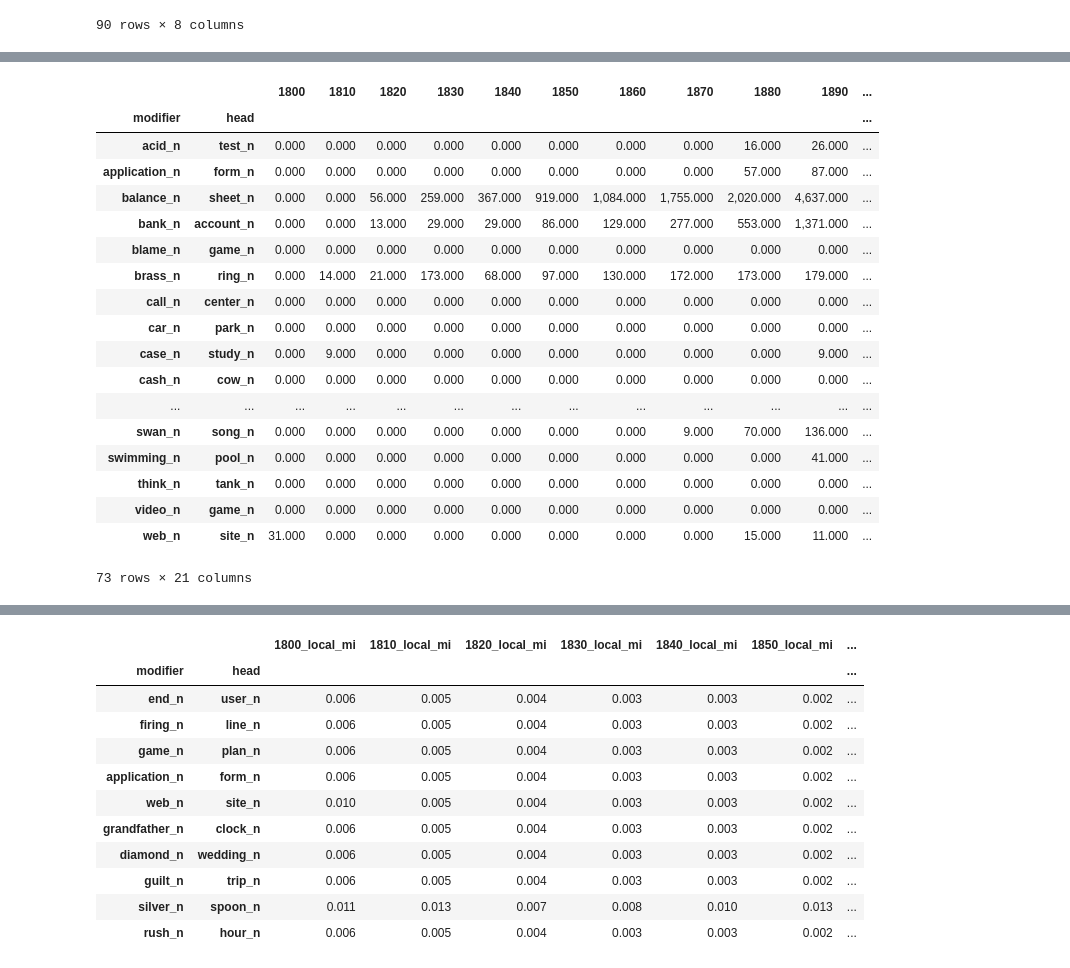
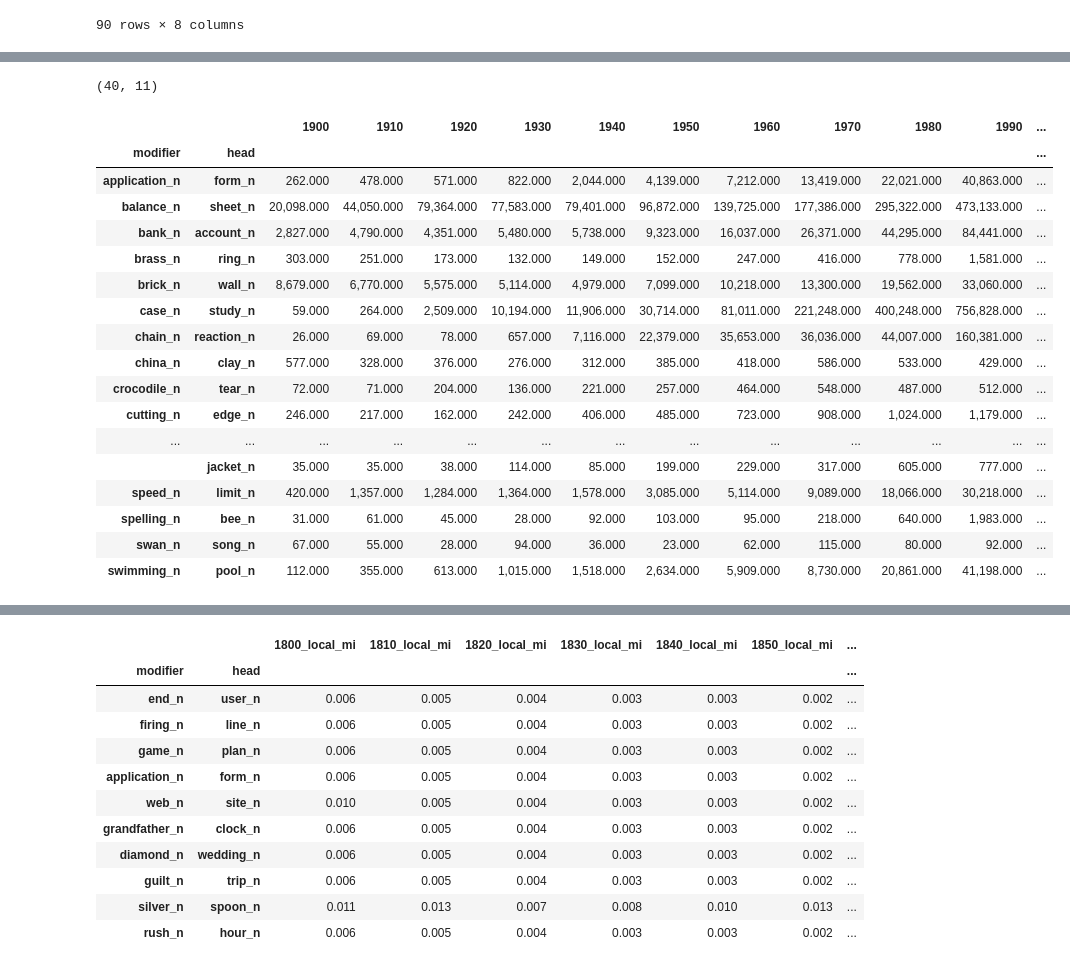
Before and after one commit to prajitdhar/Compounding, a Jupyter notebook: novel_compound_predictor/MeaningShift.ipynb, the cells around one changed output, grey strips where cells are left out. Cells and saved outputs as stored; diff of their text form; code cells hidden in the pictures.

```diff
--- a/novel_compound_predictor/MeaningShift.ipynb
+++ b/novel_compound_predictor/MeaningShift.ipynb
@@ -16,7 +16,7 @@ import matplotlib
 import pickle as pkl
 from matplotlib import pyplot as plt
 #plt.rcParams.update(plt.rcParamsDefault)
-new_plot_col=list(range(1800,2000,10))
+new_plot_col=list(range(1900,2001,10))
 from scipy.stats.stats import pearsonr
 # %%
 def lemma_maker(x, y):
@@ -112,28 +129,33 @@ compounds.loc[(compounds.index.get_level_values('head') == 'crossing_n')]
 # %%
-count_df=reddy11_study[['modifier','head']].merge(compounds.reset_index(),on=['modifier','head'],how='left')
+count_df=reddy11_study[['modifier','head']].merge(compounds_new.reset_index(),on=['modifier','head'],how='left')
 #temp_df.set_index(['modifier','head','decade'],inplace=True)
 count_df=pd.pivot_table(count_df,index=['modifier','head'],columns='decade',values='count',aggfunc=np.sum)
 to_change=[str(x).split('.')[0] for x in count_df.columns.tolist()]
 count_df.columns=to_change
+count_df.columns = count_df.columns.map(int)
 count_df.fillna(0,inplace=True)
-count_df#.sample(n=10,random_state=1221)
-# %% [output]
-|  |  | 1800 | 1810 | 1820 | 1830 | 1840 | 1850 | 1860 | 1870 | 1880 | 1890 | ... |
-| modifier | head |  |  |  |  |  |  |  |  |  |  | ... |
-| acid_n | test_n | 0.000 | 0.000 | 0.000 | 0.000 | 0.000 | 0.000 | 0.000 | 0.000 | 16.000 | 26.000 | ... |
-| application_n | form_n | 0.000 | 0.000 | 0.000 | 0.000 | 0.000 | 0.000 | 0.000 | 0.000 | 57.000 | 87.000 | ... |
-| balance_n | sheet_n | 0.000 | 0.000 | 56.000 | 259.000 | 367.000 | 919.000 | 1,084.000 | 1,755.000 | 2,020.000 | 4,637.000 | ... |
-| bank_n | account_n | 0.000 | 0.000 | 13.000 | 29.000 | 29.000 | 86.000 | 129.000 | 277.000 | 553.000 | 1,371.000 | ... |
-| blame_n | game_n | 0.000 | 0.000 | 0.000 | 0.000 | 0.000 | 0.000 | 0.000 | 0.000 | 0.000 | 0.000 | ... |
-| brass_n | ring_n | 0.000 | 14.000 | 21.000 | 173.000 | 68.000 | 97.000 | 130.000 | 172.000 | 173.000 | 179.000 | ... |
-| call_n | center_n | 0.000 | 0.000 | 0.000 | 0.000 | 0.000 | 0.000 | 0.000 | 0.000 | 0.000 | 0.000 | ... |
-| car_n | park_n | 0.000 | 0.000 | 0.000 | 0.000 | 0.000 | 0.000 | 0.000 | 0.000 | 0.000 | 0.000 | ... |
-| case_n | study_n | 0.000 | 9.000 | 0.000 | 0.000 | 0.000 | 0.000 | 0.000 | 0.000 | 0.000 | 9.000 | ... |
-| cash_n | cow_n | 0.000 | 0.000 | 0.000 | 0.000 | 0.000 | 0.000 | 0.000 | 0.000 | 0.000 | 0.000 | ... |
-| ... | ... | ... | ... | ... | ... | ... | ... | ... | ... | ... | ... | ... |
-| swan_n | song_n | 0.000 | 0.000 | 0.000 | 0.000 | 0.000 | 0.000 | 0.000 | 9.000 | 70.000 | 136.000 | ... |
-| swimming_n | pool_n | 0.000 | 0.000 | 0.000 | 0.000 | 0.000 | 0.000 | 0.000 | 0.000 | 0.000 | 41.000 | ... |
-| think_n | tank_n | 0.000 | 0.000 | 0.000 | 0.000 | 0.000 | 0.000 | 0.000 | 0.000 | 0.000 | 0.000 | ... |
-| video_n | game_n | 0.000 | 0.000 | 0.000 | 0.000 | 0.000 | 0.000 | 0.000 | 0.000 | 0.000 | 0.000 | ... |
-| web_n | site_n | 31.000 | 0.000 | 0.000 | 0.000 | 0.000 | 0.000 | 0.000 | 0.000 | 15.000 | 11.000 | ... |
-73 rows × 21 columns
+# %%
+selected_df=count_df[new_plot_col]
+display(selected_df[(selected_df != 0).all(1)].shape)
+selected_df=selected_df[(selected_df != 0).all(1)]
+selected_df
+# %% [output]
+(40, 11)
+|  |  | 1900 | 1910 | 1920 | 1930 | 1940 | 1950 | 1960 | 1970 | 1980 | 1990 | ... |
+| modifier | head |  |  |  |  |  |  |  |  |  |  | ... |
+| application_n | form_n | 262.000 | 478.000 | 571.000 | 822.000 | 2,044.000 | 4,139.000 | 7,212.000 | 13,419.000 | 22,021.000 | 40,863.000 | ... |
+| balance_n | sheet_n | 20,098.000 | 44,050.000 | 79,364.000 | 77,583.000 | 79,401.000 | 96,872.000 | 139,725.000 | 177,386.000 | 295,322.000 | 473,133.000 | ... |
+| bank_n | account_n | 2,827.000 | 4,790.000 | 4,351.000 | 5,480.000 | 5,738.000 | 9,323.000 | 16,037.000 | 26,371.000 | 44,295.000 | 84,441.000 | ... |
+| brass_n | ring_n | 303.000 | 251.000 | 173.000 | 132.000 | 149.000 | 152.000 | 247.000 | 416.000 | 778.000 | 1,581.000 | ... |
+| brick_n | wall_n | 8,679.000 | 6,770.000 | 5,575.000 | 5,114.000 | 4,979.000 | 7,099.000 | 10,218.000 | 13,300.000 | 19,562.000 | 33,060.000 | ... |
+| case_n | study_n | 59.000 | 264.000 | 2,509.000 | 10,194.000 | 11,906.000 | 30,714.000 | 81,011.000 | 221,248.000 | 400,248.000 | 756,828.000 | ... |
+| chain_n | reaction_n | 26.000 | 69.000 | 78.000 | 657.000 | 7,116.000 | 22,379.000 | 35,653.000 | 36,036.000 | 44,007.000 | 160,381.000 | ... |
+| china_n | clay_n | 577.000 | 328.000 | 376.000 | 276.000 | 312.000 | 385.000 | 418.000 | 586.000 | 533.000 | 429.000 | ... |
+| crocodile_n | tear_n | 72.000 | 71.000 | 204.000 | 136.000 | 221.000 | 257.000 | 464.000 | 548.000 | 487.000 | 512.000 | ... |
+| cutting_n | edge_n | 246.000 | 217.000 | 162.000 | 242.000 | 406.000 | 485.000 | 723.000 | 908.000 | 1,024.000 | 1,179.000 | ... |
+| ... | ... | ... | ... | ... | ... | ... | ... | ... | ... | ... | ... | ... |
+|  | jacket_n | 35.000 | 35.000 | 38.000 | 114.000 | 85.000 | 199.000 | 229.000 | 317.000 | 605.000 | 777.000 | ... |
+| speed_n | limit_n | 420.000 | 1,357.000 | 1,284.000 | 1,364.000 | 1,578.000 | 3,085.000 | 5,114.000 | 9,089.000 | 18,066.000 | 30,218.000 | ... |
+| spelling_n | bee_n | 31.000 | 61.000 | 45.000 | 28.000 | 92.000 | 103.000 | 95.000 | 218.000 | 640.000 | 1,983.000 | ... |
+| swan_n | song_n | 67.000 | 55.000 | 28.000 | 94.000 | 36.000 | 23.000 | 62.000 | 115.000 | 80.000 | 92.000 | ... |
+| swimming_n | pool_n | 112.000 | 355.000 | 613.000 | 1,015.000 | 1,518.000 | 2,634.000 | 5,909.000 | 8,730.000 | 20,861.000 | 41,198.000 | ... |
```
Also changed, not shown: parts of 14 cells of this notebook, 8 other files.
